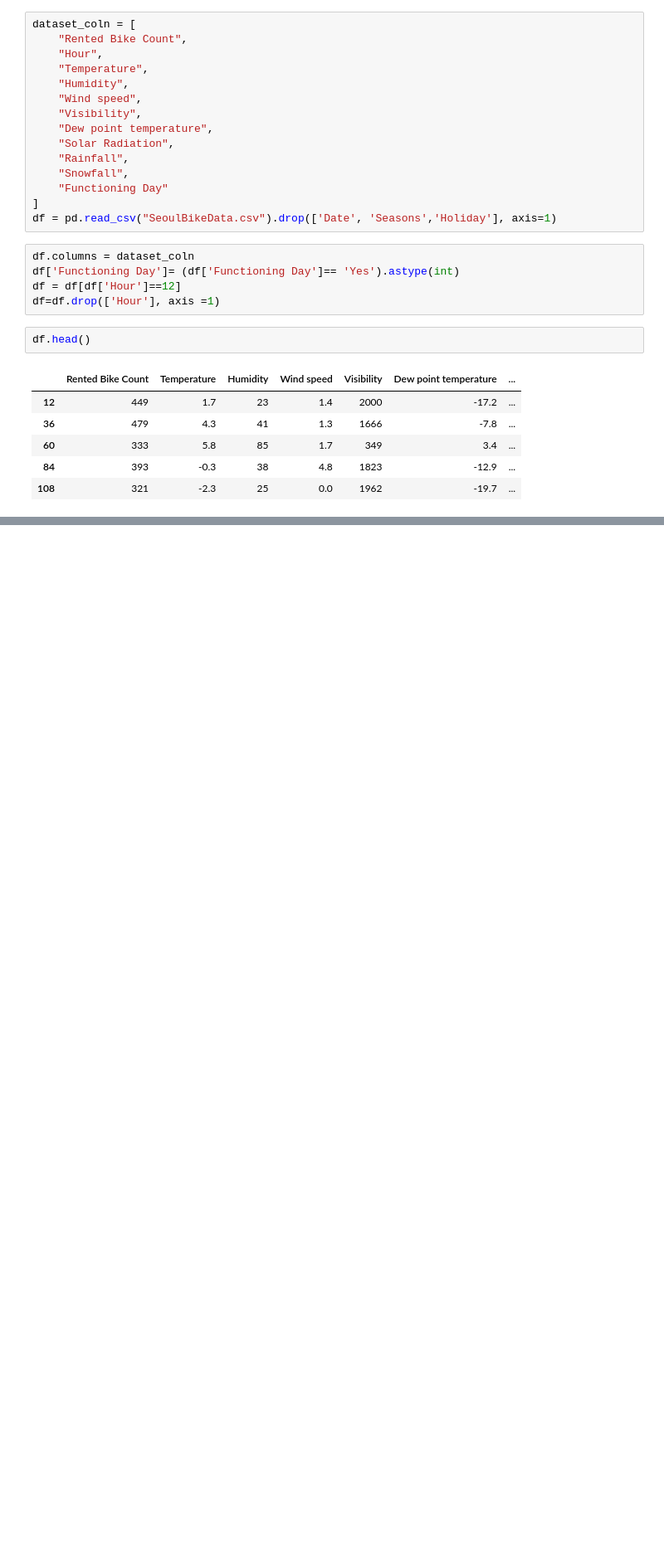
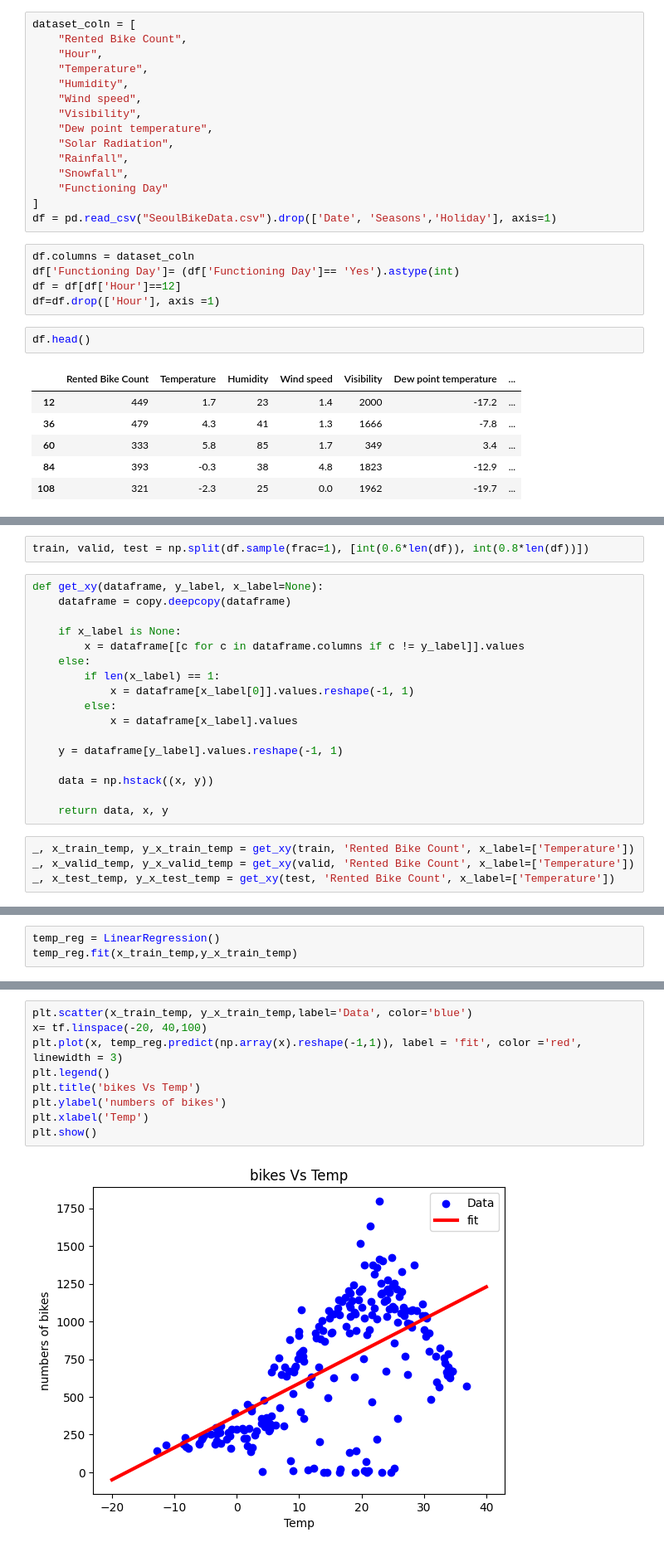
Before and after one commit to weleba77/machine-Leaning-, a Jupyter notebook: fcc_bikes_regression.ipynb, the cells around one changed output, grey strips where cells are left out. Shown at 83% size. Saved outputs shown, nothing was run; the diff lists cells and outputs as text; blank space fills up the shorter version.

```diff
--- a/fcc_bikes_regression.ipynb
+++ b/fcc_bikes_regression.ipynb
@@ -41,0 +72,23 @@ df.head()
+# %%
+train, valid, test = np.split(df.sample(frac=1), [int(0.6*len(df)), int(0.8*len(df))])
+# %%
+def get_xy(dataframe, y_label, x_label=None):
+    dataframe = copy.deepcopy(dataframe)
+
+    if x_label is None:
+        x = dataframe[[c for c in dataframe.columns if c != y_label]].values
+    else:
+        if len(x_label) == 1:
+            x = dataframe[x_label[0]].values.reshape(-1, 1)
+        else:
+            x = dataframe[x_label].values
+
+    y = dataframe[y_label].values.reshape(-1, 1)
+
+    data = np.hstack((x, y))
+
+    return data, x, y
+# %%
+_, x_train_temp, y_x_train_temp = get_xy(train, 'Rented Bike Count', x_label=['Temperature'])
+_, x_valid_temp, y_x_valid_temp = get_xy(valid, 'Rented Bike Count', x_label=['Temperature'])
+_, x_test_temp, y_x_test_temp = get_xy(test, 'Rented Bike Count', x_label=['Temperature'])
@@ -41,0 +115,3 @@ df.head()
+# %%
+temp_reg = LinearRegression()
+temp_reg.fit(x_train_temp,y_x_train_temp)
@@ -41,0 +128,11 @@ df.head()
+# %%
+plt.scatter(x_train_temp, y_x_train_temp,label='Data', color='blue')
+x= tf.linspace(-20, 40,100)
+plt.plot(x, temp_reg.predict(np.array(x).reshape(-1,1)), label = 'fit', color ='red', linewidth = 3)
+plt.legend()
+plt.title('bikes Vs Temp')
+plt.ylabel('numbers of bikes')
+plt.xlabel('Temp')
+plt.show()
+# %% [output]
+[figure, added]
```
Also changed, not shown: parts of 8 cells of this notebook.
